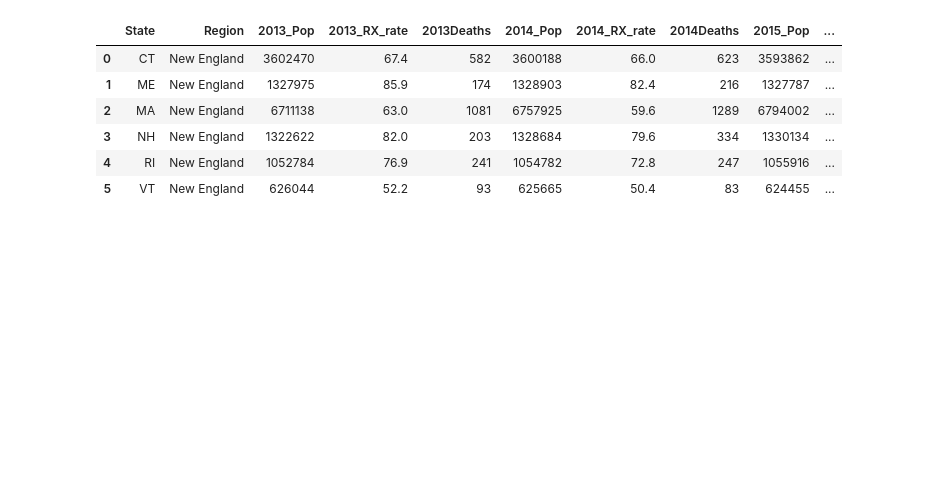
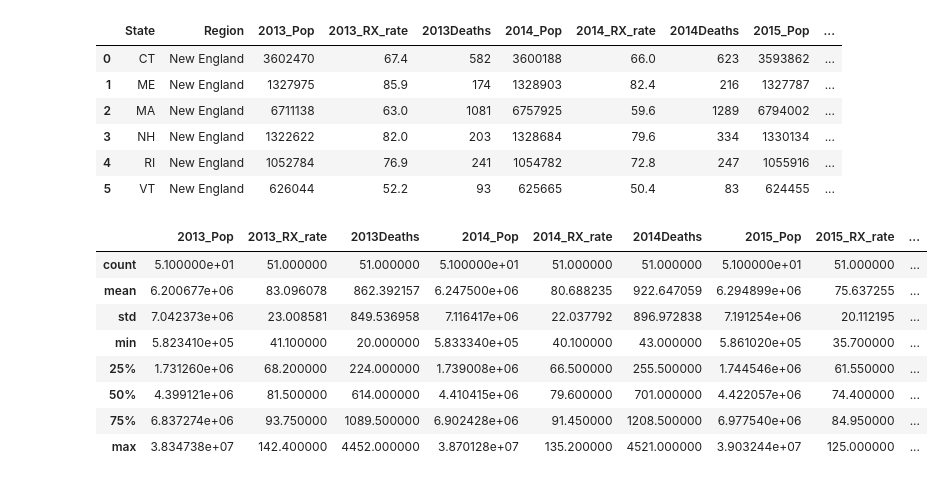
Before and after one commit to cgilbert05/Project-Team-Blue, a Jupyter notebook: Project_1_CountryInCrisis.ipynb, the cells around one changed output. Saved outputs shown, nothing was run; the diff lists cells and outputs as text; code cells hidden in the pictures; blank space fills up the shorter version.

```diff
--- a/Project_1_CountryInCrisis.ipynb
+++ b/Project_1_CountryInCrisis.ipynb
@@ -249,3 +239,26 @@ newengland
 | 3 | NH | New England | 1322622 | 82.0 | 203 | 1328684 | 79.6 | 334 | 1330134 | ... |
 | 4 | RI | New England | 1052784 | 76.9 | 241 | 1054782 | 72.8 | 247 | 1055916 | ... |
 | 5 | VT | New England | 626044 | 52.2 | 93 | 625665 | 50.4 | 83 | 624455 | ... |
+# %%
+# create descriptive stats summary table
+
+master_range_max = master_df.max()
+master_range_min = master_df.min()
+master_mean = master_df.mean()#.apply(int)
+master_stdev = master_df.std()
+master_var = master_df.var()
+master_count = master_df.count()
+master_sum = master_df.sum()
+master_df.describe()
+master_sum_stats_df = pd.DataFrame(master_df.describe())
+master_sum_stats_df
+# %% [output]
+|  | 2013_Pop | 2013_RX_rate | 2013Deaths | 2014_Pop | 2014_RX_rate | 2014Deaths | 2015_Pop | 2015_RX_rate | ... |
+| count | 5.100000e+01 | 51.000000 | 51.000000 | 5.100000e+01 | 51.000000 | 51.000000 | 5.100000e+01 | 51.000000 | ... |
+| mean | 6.200677e+06 | 83.096078 | 862.392157 | 6.247500e+06 | 80.688235 | 922.647059 | 6.294899e+06 | 75.637255 | ... |
+| std | 7.042373e+06 | 23.008581 | 849.536958 | 7.116417e+06 | 22.037792 | 896.972838 | 7.191254e+06 | 20.112195 | ... |
+| min | 5.823410e+05 | 41.100000 | 20.000000 | 5.833340e+05 | 40.100000 | 43.000000 | 5.861020e+05 | 35.700000 | ... |
+| 25% | 1.731260e+06 | 68.200000 | 224.000000 | 1.739008e+06 | 66.500000 | 255.500000 | 1.744546e+06 | 61.550000 | ... |
+| 50% | 4.399121e+06 | 81.500000 | 614.000000 | 4.410415e+06 | 79.600000 | 701.000000 | 4.422057e+06 | 74.400000 | ... |
+| 75% | 6.837274e+06 | 93.750000 | 1089.500000 | 6.902428e+06 | 91.450000 | 1208.500000 | 6.977540e+06 | 84.950000 | ... |
+| max | 3.834738e+07 | 142.400000 | 4452.000000 | 3.870128e+07 | 135.200000 | 4521.000000 | 3.903244e+07 | 125.000000 | ... |
```
Also changed, not shown: parts of 3 cells of this notebook.
